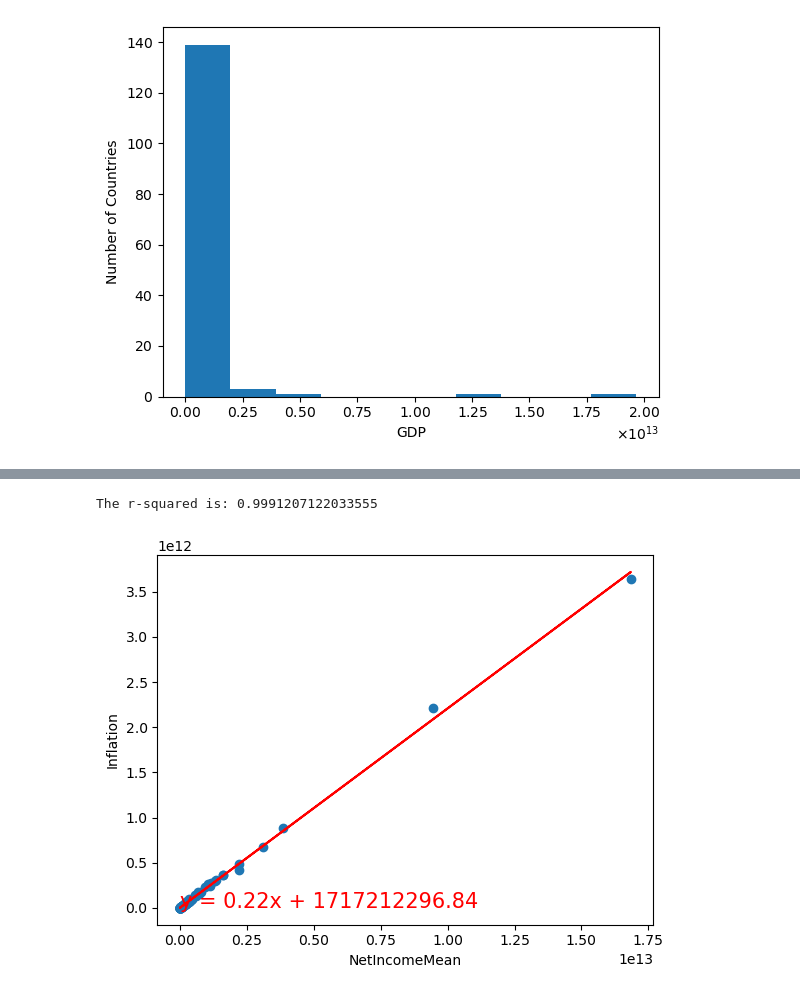
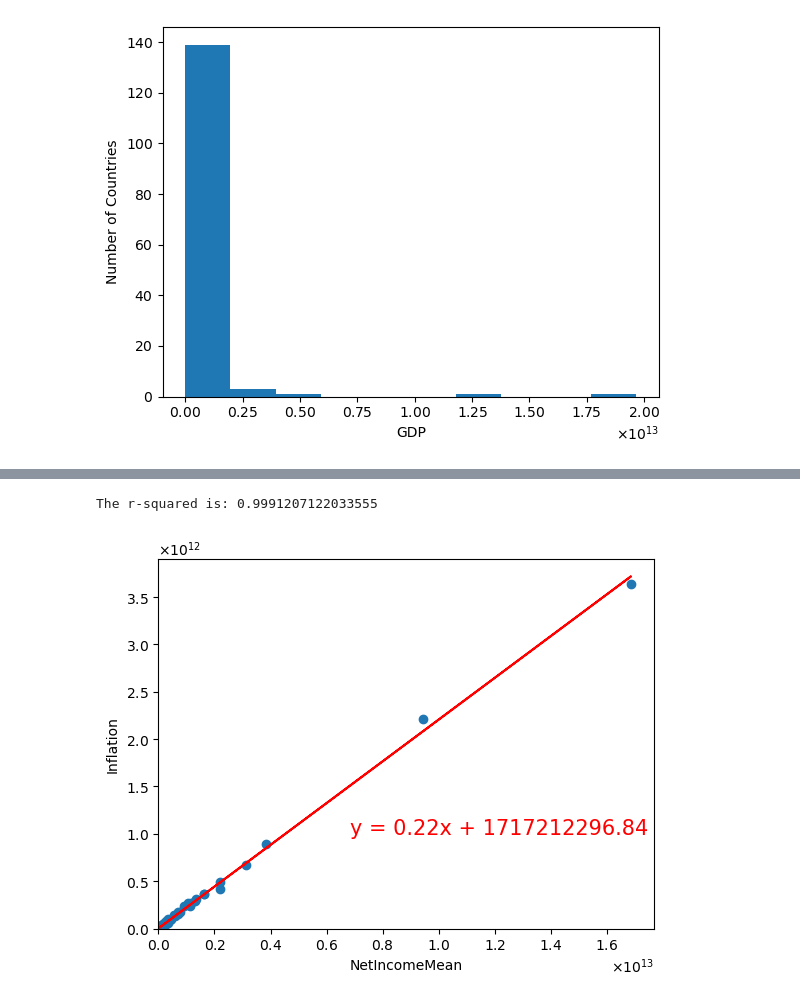
Before and after one commit to ashumskyy/data-dynamos-project-1, a Jupyter notebook: Cleaning Data_summary statistics_graphs.ipynb, the cells around one changed output, grey strips where cells are left out. Cells and saved outputs as stored; diff of their text form; code cells hidden in the pictures.

```diff
--- a/Cleaning Data_summary statistics_graphs.ipynb
+++ b/Cleaning Data_summary statistics_graphs.ipynb
@@ -520,16 +522,19 @@ def plotLinearRegression(xdata,ydata,xlbl,ylbl,lblpos,ifig):
     plt.scatter(xdata,ydata)
     plt.plot(xdata,regress_values,"r-")
     plt.annotate(line_eq,lblpos,fontsize=15,color="red")
+    plt.ticklabel_format(useMathText=True)
+    plt.xlim(0)
+    plt.ylim(0)
     plt.xlabel(xlbl)
     plt.ylabel(ylbl)
     plt.show()
-# %%
-# Northern Hemisphere - Max Temp vs. Latitude Linear Regression
-
-xlbl = "NetIncomeMean"
-ylbl = "Inflation"
-lblpos = (0.00,3.0)
-plotLinearRegression(combined_df2['NetIncomeMean'],combined_df2['InflMean'],xlbl,ylbl,lblpos,5)
-# %% [output]
-The r-squared is: 0.9991207122033555
-[figure, removed]
+# %%
+# Northern Hemisphere - Max Temp vs. Latitude Linear Regression
+
+xlbl = "NetIncomeMean"
+ylbl = "Inflation"
+lblpos = (6846920000000, 1000000000000)
+plotLinearRegression(combined_df2['NetIncomeMean'],combined_df2['InflMean'],xlbl,ylbl,lblpos,5)
+# %% [output]
+The r-squared is: 0.9991207122033555
+[figure, added]
```
Also changed, not shown: parts of 3 cells of this notebook, 4 other files.
